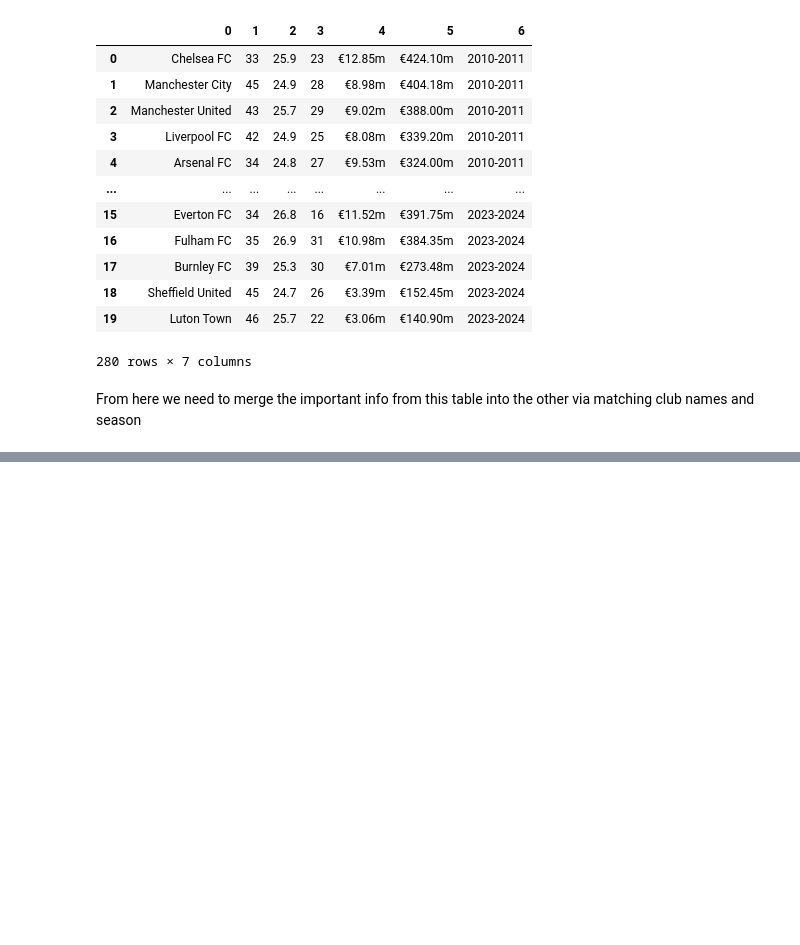
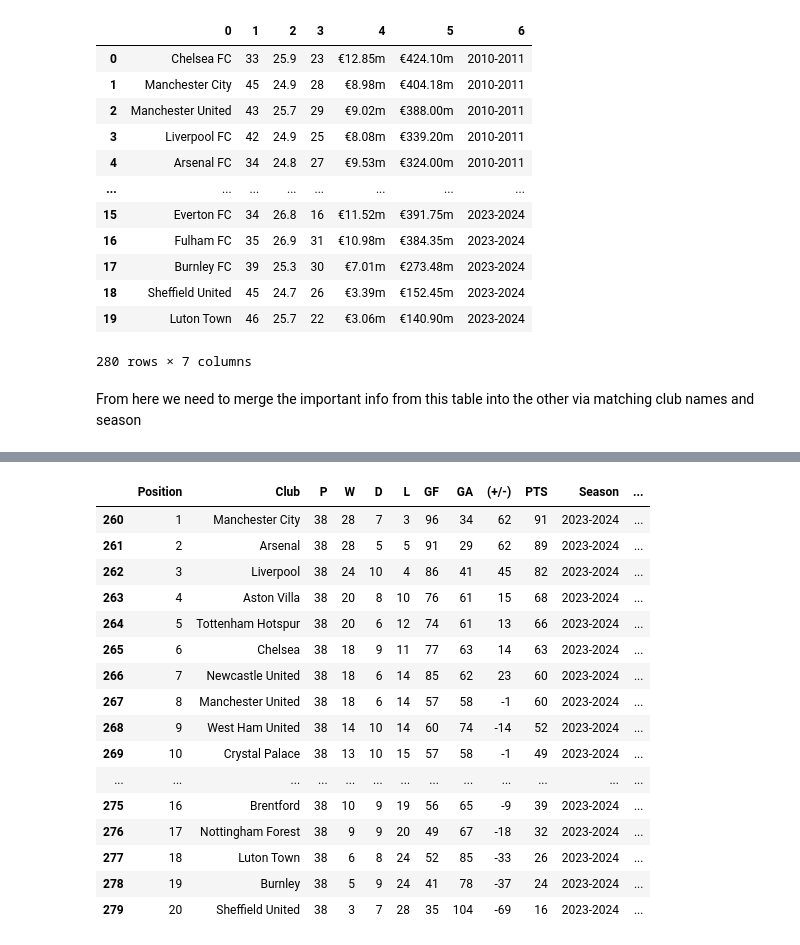
Before and after one commit to s2115214/First-Semester-Projects, a Jupyter notebook: project_curation/scraping_data.ipynb, the cells around one changed output, grey strips where cells are left out. Cells and saved outputs as stored; diff of their text form; code cells hidden in the pictures; blank space fills up the shorter version.

```diff
--- a/project_curation/scraping_data.ipynb
+++ b/project_curation/scraping_data.ipynb
@@ -189,0 +228,21 @@ merged_table
+# %%
+data_2024 = df[df['Season'] == '2023-2024']
+data_2024
+# %% [output]
+|  | Position | Club | P | W | D | L | GF | GA | (+/-) | PTS | Season | ... |
+| 260 | 1 | Manchester City | 38 | 28 | 7 | 3 | 96 | 34 | 62 | 91 | 2023-2024 | ... |
+| 261 | 2 | Arsenal | 38 | 28 | 5 | 5 | 91 | 29 | 62 | 89 | 2023-2024 | ... |
+| 262 | 3 | Liverpool | 38 | 24 | 10 | 4 | 86 | 41 | 45 | 82 | 2023-2024 | ... |
+| 263 | 4 | Aston Villa | 38 | 20 | 8 | 10 | 76 | 61 | 15 | 68 | 2023-2024 | ... |
+| 264 | 5 | Tottenham Hotspur | 38 | 20 | 6 | 12 | 74 | 61 | 13 | 66 | 2023-2024 | ... |
+| 265 | 6 | Chelsea | 38 | 18 | 9 | 11 | 77 | 63 | 14 | 63 | 2023-2024 | ... |
+| 266 | 7 | Newcastle United | 38 | 18 | 6 | 14 | 85 | 62 | 23 | 60 | 2023-2024 | ... |
+| 267 | 8 | Manchester United | 38 | 18 | 6 | 14 | 57 | 58 | -1 | 60 | 2023-2024 | ... |
+| 268 | 9 | West Ham United | 38 | 14 | 10 | 14 | 60 | 74 | -14 | 52 | 2023-2024 | ... |
+| 269 | 10 | Crystal Palace | 38 | 13 | 10 | 15 | 57 | 58 | -1 | 49 | 2023-2024 | ... |
+| ... | ... | ... | ... | ... | ... | ... | ... | ... | ... | ... | ... | ... |
+| 275 | 16 | Brentford | 38 | 10 | 9 | 19 | 56 | 65 | -9 | 39 | 2023-2024 | ... |
+| 276 | 17 | Nottingham Forest | 38 | 9 | 9 | 20 | 49 | 67 | -18 | 32 | 2023-2024 | ... |
+| 277 | 18 | Luton Town | 38 | 6 | 8 | 24 | 52 | 85 | -33 | 26 | 2023-2024 | ... |
+| 278 | 19 | Burnley | 38 | 5 | 9 | 24 | 41 | 78 | -37 | 24 | 2023-2024 | ... |
+| 279 | 20 | Sheffield United | 38 | 3 | 7 | 28 | 35 | 104 | -69 | 16 | 2023-2024 | ... |
```
Also changed, not shown: parts of 12 cells of this notebook.
